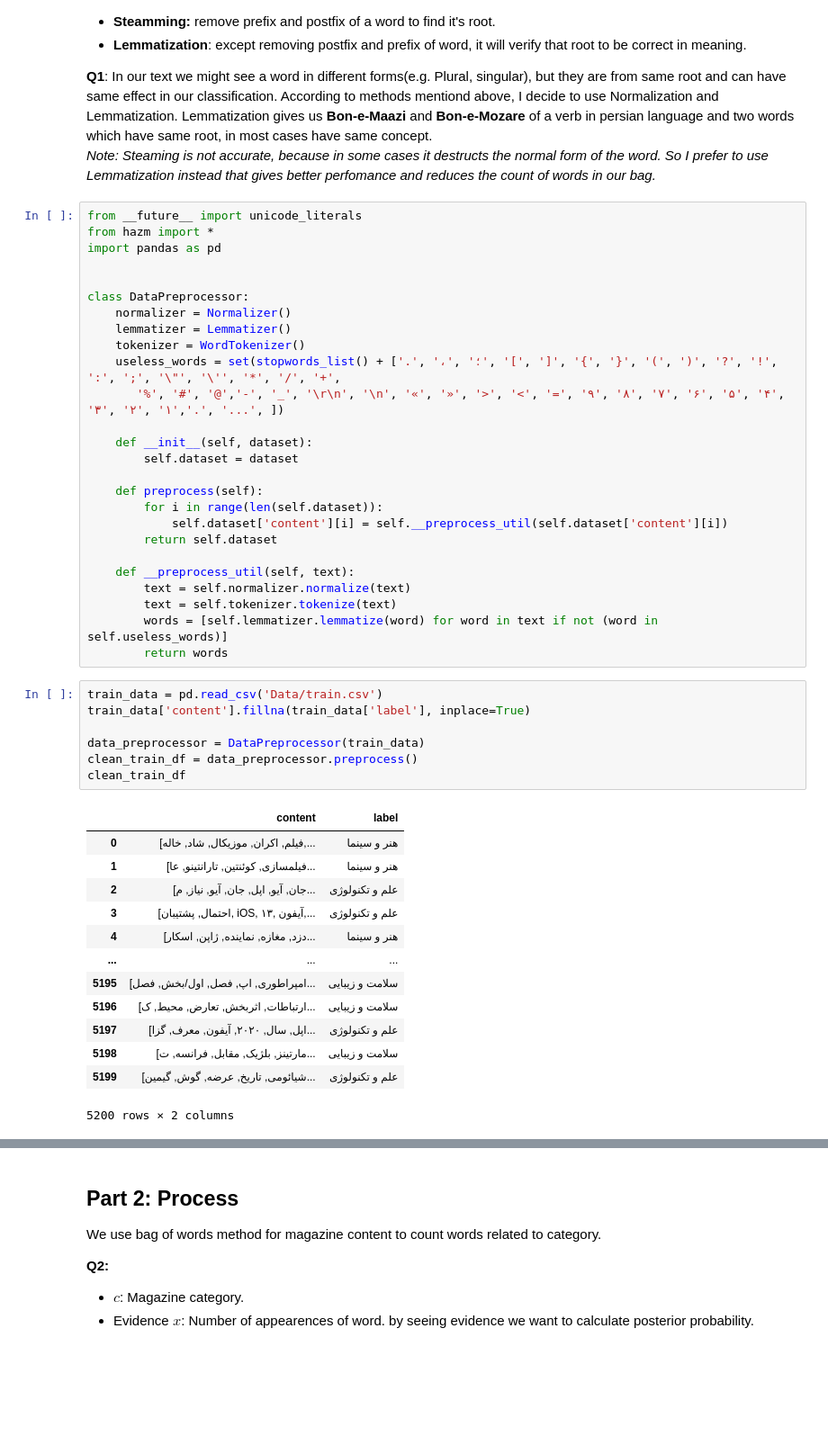
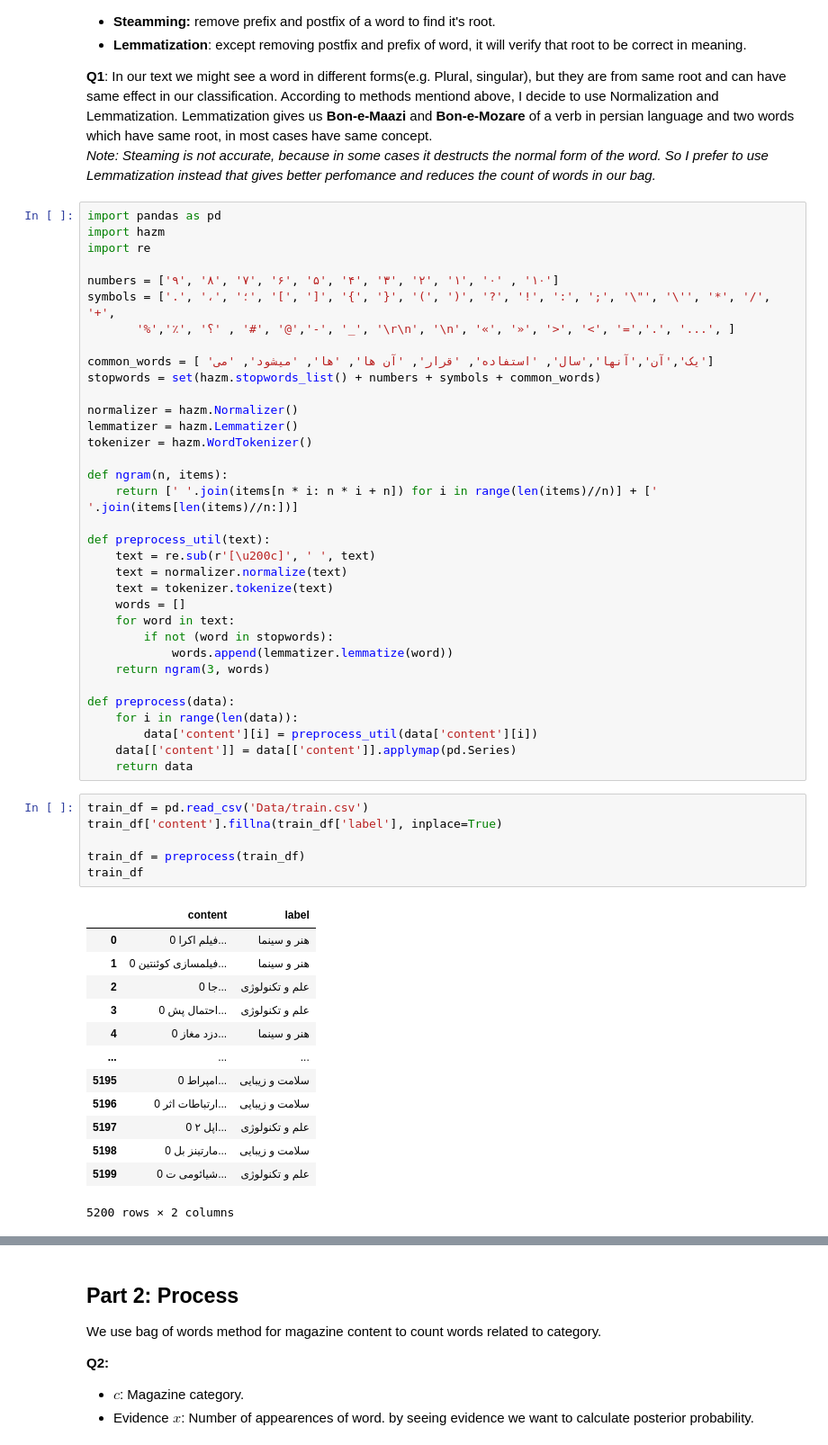
Before and after one commit to morteza-nouri/AI-Naive-Bayes-Classifier, a Jupyter notebook: AI-CA3-Report.ipynb, the cells around one changed output, grey strips where cells are left out. Shown at 90% size. Cells and saved outputs as stored; diff of their text form; blank space fills up the shorter version.

```diff
--- a/AI-CA3-Report.ipynb
+++ b/AI-CA3-Report.ipynb
@@ -19,49 +19,56 @@ In this part I use [hazm library](https://www.roshan-ai.ir/hazm/) to process per
  __Q1__: In our text we might see a word in different forms(e.g. Plural, singular), but they are from same root and can have same effect in our classification. According to methods mentiond above, I decide to use Normalization and Lemmatization. Lemmatization gives us __Bon-e-Maazi__ and __Bon-e-Mozare__ of a verb in persian language and two words which have same root, in most cases have same concept.<br>
  _Note: Steaming is not accurate, because in some cases it destructs the normal form of the word. So I prefer to use Lemmatization instead that gives better perfomance and reduces the count of words in our bag._
 # %%
-from __future__ import unicode_literals
-from hazm import *
 import pandas as pd
+import hazm
+import re
 
+numbers = ['۹', '۸', '۷', '۶', '۵', '۴', '۳', '۲', '۱', '۰' , '۱۰']
+symbols = ['.', '،', '؛', '[', ']', '{', '}', '(', ')', '?', '!', ':', ';', '\"', '\'', '*', '/', '+',
+       '%','٪', '؟' , '#', '@','-', '_', '\r\n', '\n', '«', '»', '>', '<', '=','.', '...', ]
 
-class DataPreprocessor:
-    normalizer = Normalizer()
-    lemmatizer = Lemmatizer()
-    tokenizer = WordTokenizer()
-    useless_words = set(stopwords_list() + ['.', '،', '؛', '[', ']', '{', '}', '(', ')', '?', '!', ':', ';', '\"', '\'', '*', '/', '+',
-       '%', '#', '@','-', '_', '\r\n', '\n', '«', '»', '>', '<', '=', '۹', '۸', '۷', '۶', '۵', '۴', '۳', '۲', '۱','.', '...', ])
+common_words = [ 'یک','آن','آنها','سال', 'استفاده', 'قرار', 'آن ها', 'ها', 'میشود', 'می']
+stopwords = set(hazm.stopwords_list() + numbers + symbols + common_words)
 
-    def __init__(self, dataset):
-        self.dataset = dataset
+normalizer = hazm.Normalizer()
+lemmatizer = hazm.Lemmatizer()
+tokenizer = hazm.WordTokenizer()
 
-    def preprocess(self):
-        for i in range(len(self.dataset)):
-            self.dataset['content'][i] = self.__preprocess_util(self.dataset['content'][i])
-        return self.dataset
+def ngram(n, items):
+    return [' '.join(items[n * i: n * i + n]) for i in range(len(items)//n)] + [' '.join(items[len(items)//n:])]
 
-    def __preprocess_util(self, text):
-        text = self.normalizer.normalize(text)
-        text = self.tokenizer.tokenize(text)
-        words = [self.lemmatizer.lemmatize(word) for word in text if not (word in self.useless_words)]
-        return words
+def preprocess_util(text):
+    text = re.sub(r'[\u200c]', ' ', text)
+    text = normalizer.normalize(text)
+    text = tokenizer.tokenize(text)
+    words = []
+    for word in text:
+        if not (word in stopwords):
+            words.append(lemmatizer.lemmatize(word))
+    return ngram(3, words)
+
+def preprocess(data):
+    for i in range(len(data)):
+        data['content'][i] = preprocess_util(data['content'][i])
+    data[['content']] = data[['content']].applymap(pd.Series)
+    return data
 # %%
-train_data = pd.read_csv('Data/train.csv')
-train_data['content'].fillna(train_data['label'], inplace=True)
+train_df = pd.read_csv('Data/train.csv')
+train_df['content'].fillna(train_df['label'], inplace=True)
 
-data_preprocessor = DataPreprocessor(train_data)
-clean_train_df = data_preprocessor.preprocess()
-clean_train_df
+train_df = preprocess(train_df)
+train_df
 # %% [output]
 |  | content | label |
-| 0 | [فیلم, اکران, موزیکال, شاد, خاله,... | هنر و سینما |
-| 1 | [فیلمسازی, کوئنتین, تارانتینو, عا... | هنر و سینما |
-| 2 | [جان, آیو, اپل, جان, آیو, نیاز, م... | علم و تکنولوژی |
-| 3 | [احتمال, پشتیبان, iOS, ۱۳, آیفون,... | علم و تکنولوژی |
-| 4 | [دزد, مغازه, نماینده, ژاپن, اسکار... | هنر و سینما |
+| 0 | 0 فیلم اکرا... | هنر و سینما |
+| 1 | 0 فیلمسازی کوئنتین... | هنر و سینما |
+| 2 | 0 جا... | علم و تکنولوژی |
+| 3 | 0 احتمال پش... | علم و تکنولوژی |
+| 4 | 0 دزد مغاز... | هنر و سینما |
 | ... | ... | ... |
-| 5195 | [امپراطوری, اپ, فصل, اول/بخش, فصل... | سلامت و زیبایی |
-| 5196 | [ارتباطات, اثربخش, تعارض, محیط, ک... | سلامت و زیبایی |
-| 5197 | [اپل, سال, ۲۰۲۰, آیفون, معرف, گزا... | علم و تکنولوژی |
-| 5198 | [مارتینز, بلژیک, مقابل, فرانسه, ت... | سلامت و زیبایی |
-| 5199 | [شیائومی, تاریخ, عرضه, گوش, گیمین... | علم و تکنولوژی |
+| 5195 | 0 امپراط... | سلامت و زیبایی |
+| 5196 | 0 ارتباطات اثر... | سلامت و زیبایی |
+| 5197 | 0 اپل ۲... | علم و تکنولوژی |
+| 5198 | 0 مارتینز بل... | سلامت و زیبایی |
+| 5199 | 0 شیائومی ت... | علم و تکنولوژی |
 5200 rows × 2 columns
```
Also changed, not shown: parts of 18 cells of this notebook.
